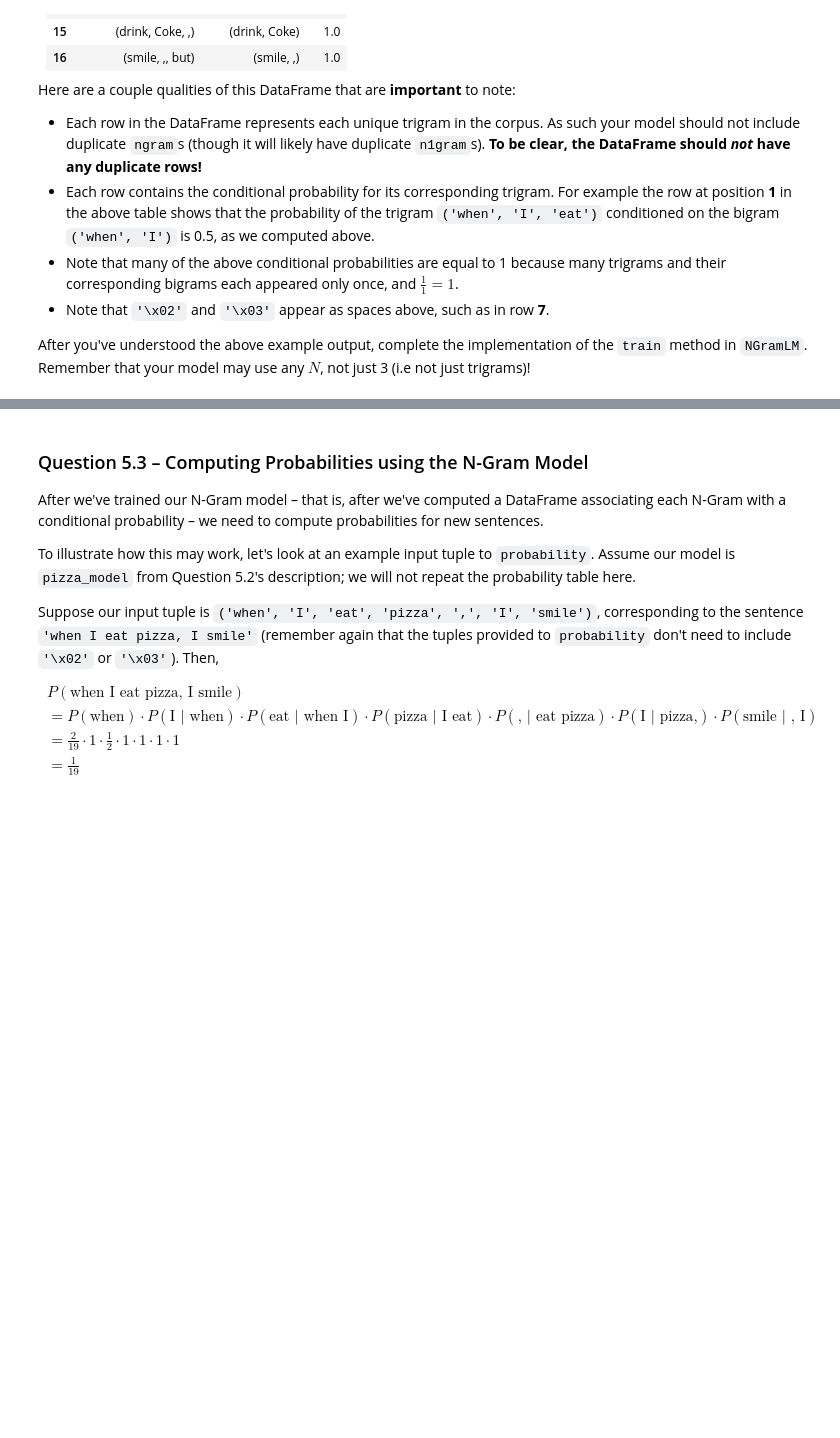
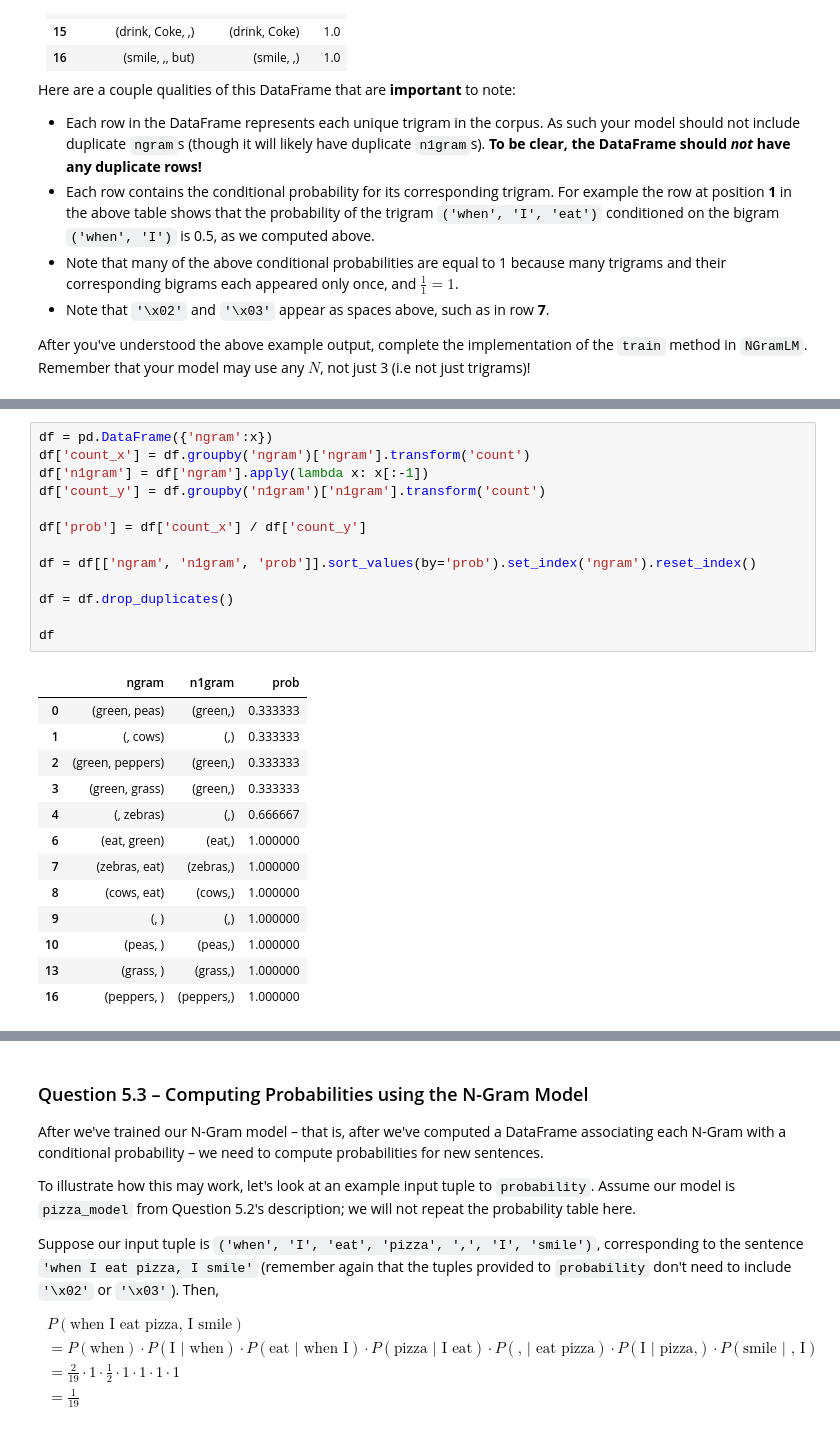
Before and after one commit to j2doan/dsc80-2025-sp, a Jupyter notebook: projects/project03/project.ipynb, the cells around one changed output, grey strips where cells are left out. Drawn from its saved outputs; the diff is of its cells as text; blank space fills up the shorter version.

```diff
--- a/projects/project03/project.ipynb
+++ b/projects/project03/project.ipynb
@@ -883,0 +939,27 @@ After you've understood the above example output, complete the implementation of
+# %%
+df = pd.DataFrame({'ngram':x})
+df['count_x'] = df.groupby('ngram')['ngram'].transform('count')
+df['n1gram'] = df['ngram'].apply(lambda x: x[:-1])
+df['count_y'] = df.groupby('n1gram')['n1gram'].transform('count')
+
+df['prob'] = df['count_x'] / df['count_y']
+
+df = df[['ngram', 'n1gram', 'prob']].sort_values(by='prob').set_index('ngram').reset_index()
+
+df = df.drop_duplicates()
+
+df
+# %% [output]
+|  | ngram | n1gram | prob |
+| 0 | (green, peas) | (green,) | 0.333333 |
+| 1 | (, cows) | (,) | 0.333333 |
+| 2 | (green, peppers) | (green,) | 0.333333 |
+| 3 | (green, grass) | (green,) | 0.333333 |
+| 4 | (, zebras) | (,) | 0.666667 |
+| 6 | (eat, green) | (eat,) | 1.000000 |
+| 7 | (zebras, eat) | (zebras,) | 1.000000 |
+| 8 | (cows, eat) | (cows,) | 1.000000 |
+| 9 | (, ) | (,) | 1.000000 |
+| 10 | (peas, ) | (peas,) | 1.000000 |
+| 13 | (grass, ) | (grass,) | 1.000000 |
+| 16 | (peppers, ) | (peppers,) | 1.000000 |
```
Also changed, not shown: parts of 19 cells of this notebook, 12 other files.
